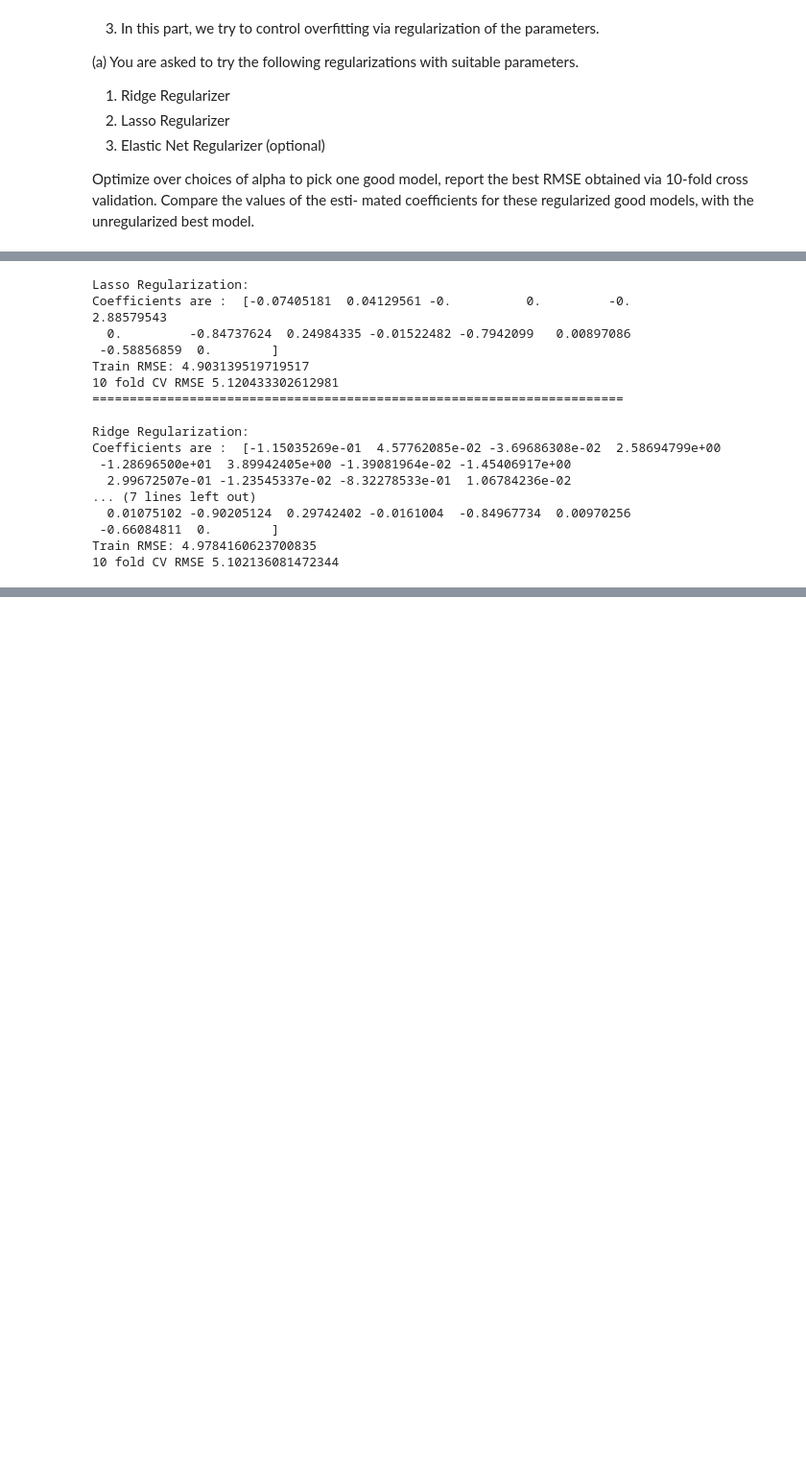
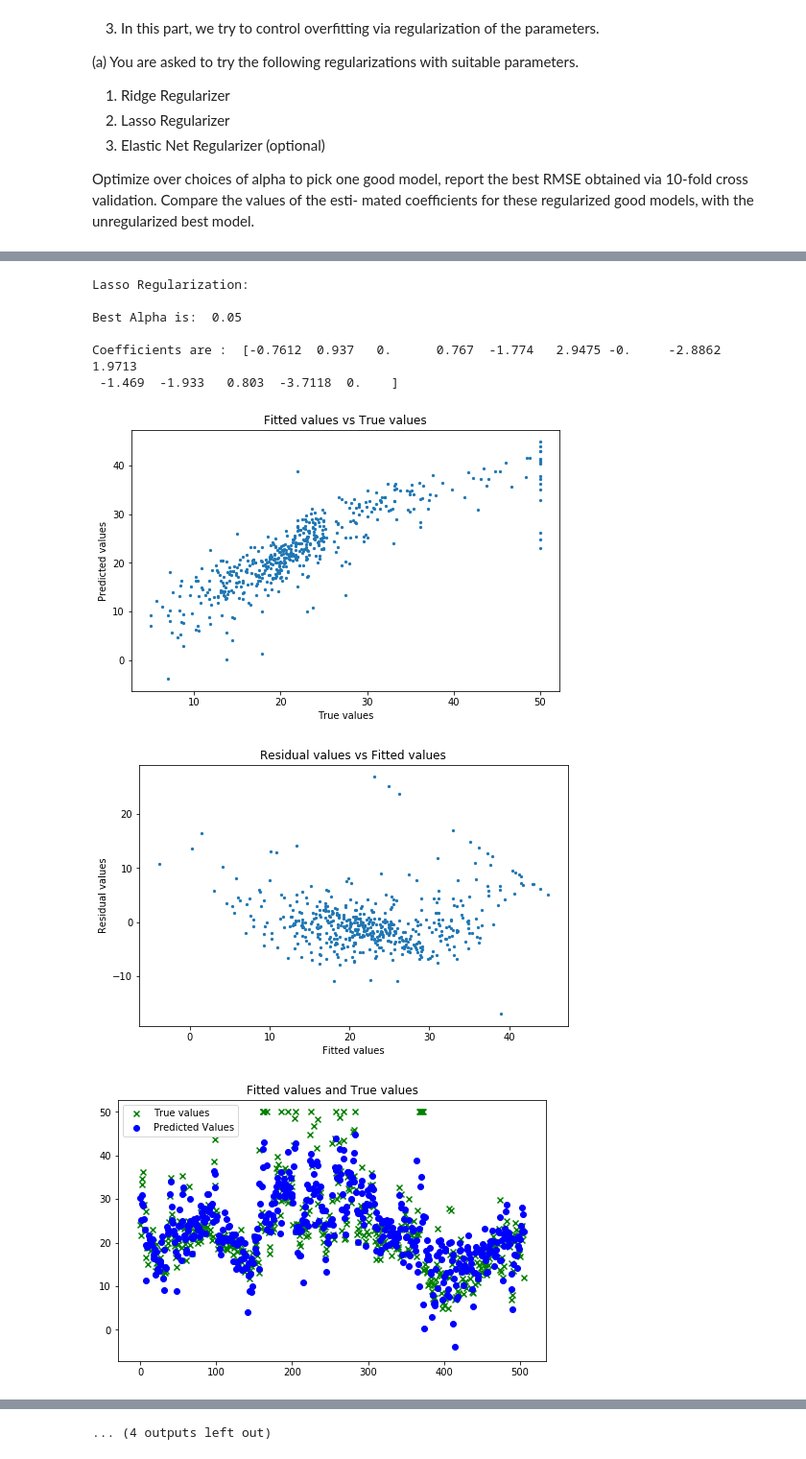
Before and after one commit to kehkashan22/ee219-project4, a Jupyter notebook: Project4.ipynb, the cells around one changed output, grey strips where cells are left out. Shown: that part at 96% size. Saved outputs shown, nothing was run; the diff lists cells and outputs as text; code cells hidden in the pictures; blank space fills up the shorter version.

```diff
--- a/Project4.ipynb
+++ b/Project4.ipynb
@@ -111,11 +195,3 @@ def linear_regression(X, y, plot=True, model=LinearRegression()):
         plt.yscale('log')
         plt.show()
     return avg_train_rmse, avg_test_rmse
-# %%
-X = np.array([np.concatenate((v,[1])) for v in data.data])
-y = target["MEDV"]
-# Create linear regression object
-linreg = LinearRegression()
-
-# Train the model using the training sets
-linreg.fit(X,y)
@@ -264,40 +238,56 @@ Coefficients are :  [-0.31561177  0.50121214 -0.91280197 ... -1.10340926 -0.7726
+# %%
+from sklearn.preprocessing import StandardScaler
+#Performing scaling
+scaler = StandardScaler()
+X_std = scaler.fit_transform(X)
 # %%
-from sklearn.linear_model import LinearRegression, Ridge, Lasso, ElasticNet
+#Final plot with best alpha value: 0.001
 
-print('Lasso Regularization:')
-train_rmse, test_rmse = linear_regression(X, y, plot=False, model = Lasso(alpha = 0.5))
+from sklearn.linear_model import LinearRegression, RidgeCV, LassoCV, ElasticNetCV
+
+alphas=[0.001, 0.005, 0.01, 0.05, 0.1, 0.5, 1, 5, 10]
+
+
+print('Lasso Regularization: \n')
+regr_cv = LassoCV(alphas=alphas)
+model_cv=regr_cv.fit(X_std, y)
+print("Best Alpha is: ", model_cv.alpha_, "\n")
+train_rmse, test_rmse = linear_regression(X_std, y, model = Lasso(alpha = model_cv.alpha_))
 print("Train RMSE:", train_rmse)
-print("10 fold CV RMSE", test_rmse)
+print("Test", test_rmse)
 print('=======================================================================\n')
 
 
 
-print('Ridge Regularization:')
-train_rmse, test_rmse = linear_regression(X, y, plot=False, model = Ridge(alpha = 0.5))
+print('Ridge Regularization: \n')
+regr_cv = RidgeCV(alphas=alphas)
+model_cv=regr_cv.fit(X_std, y)
+print("Best Alpha is: ", model_cv.alpha_, "\n")
+train_rmse, test_rmse = linear_regression(X_std, y, model = Ridge(alpha = model_cv.alpha_))
 print("Train RMSE:", train_rmse)
-print("10 fold CV RMSE", test_rmse)
+print("Test", test_rmse)
 print('=======================================================================\n')
 
 
 print('Elastic Net Regularization:')
-train_rmse, test_rmse = linear_regression(X, y, plot=False, model = ElasticNet(alpha = 0.5))
+regr_cv = ElasticNetCV(alphas=alphas)
+model_cv=regr_cv.fit(X_std, y)
+print("Best Alpha is: ", model_cv.alpha_, "\n")
+train_rmse, test_rmse = linear_regression(X, y, model = ElasticNet(alpha = model_cv.alpha_))
 print("Train RMSE:", train_rmse)
-print("10 fold CV RMSE", test_rmse)
+print("Test RMSE", test_rmse)
+
+
+print('=======================================================================\n')
+
+print("Estimated coefficient for unregularized model: ")
 # %% [output]
 Lasso Regularization:
-Coefficients are :  [-0.07405181  0.04129561 -0.          0.         -0.          2.88579543
-  0.         -0.84737624  0.24984335 -0.01522482 -0.7942099   0.00897086
- -0.58856859  0.        ]
-Train RMSE: 4.903139519719517
-10 fold CV RMSE 5.120433302612981
-=======================================================================
 
-Ridge Regularization:
-Coefficients are :  [-1.15035269e-01  4.57762085e-02 -3.69686308e-02  2.58694799e+00
- -1.28696500e+01  3.89942405e+00 -1.39081964e-02 -1.45406917e+00
-  2.99672507e-01 -1.23545337e-02 -8.32278533e-01  1.06784236e-02
-... (7 lines left out)
-  0.01075102 -0.90205124  0.29742402 -0.0161004  -0.84967734  0.00970256
- -0.66084811  0.        ]
-Train RMSE: 4.9784160623700835
-10 fold CV RMSE 5.102136081472344
+Best Alpha is:  0.05
+
+Coefficients are :  [-0.7612  0.937   0.      0.767  -1.774   2.9475 -0.     -2.8862  1.9713
+ -1.469  -1.933   0.803  -3.7118  0.    ]
+[figure, added]
+[figure, added]
+[figure, added]
@@ -303,0 +319 @@ Train RMSE: 4.9784160623700835
+... (4 outputs left out)
```
Also changed, not shown: parts of 25 cells of this notebook.
